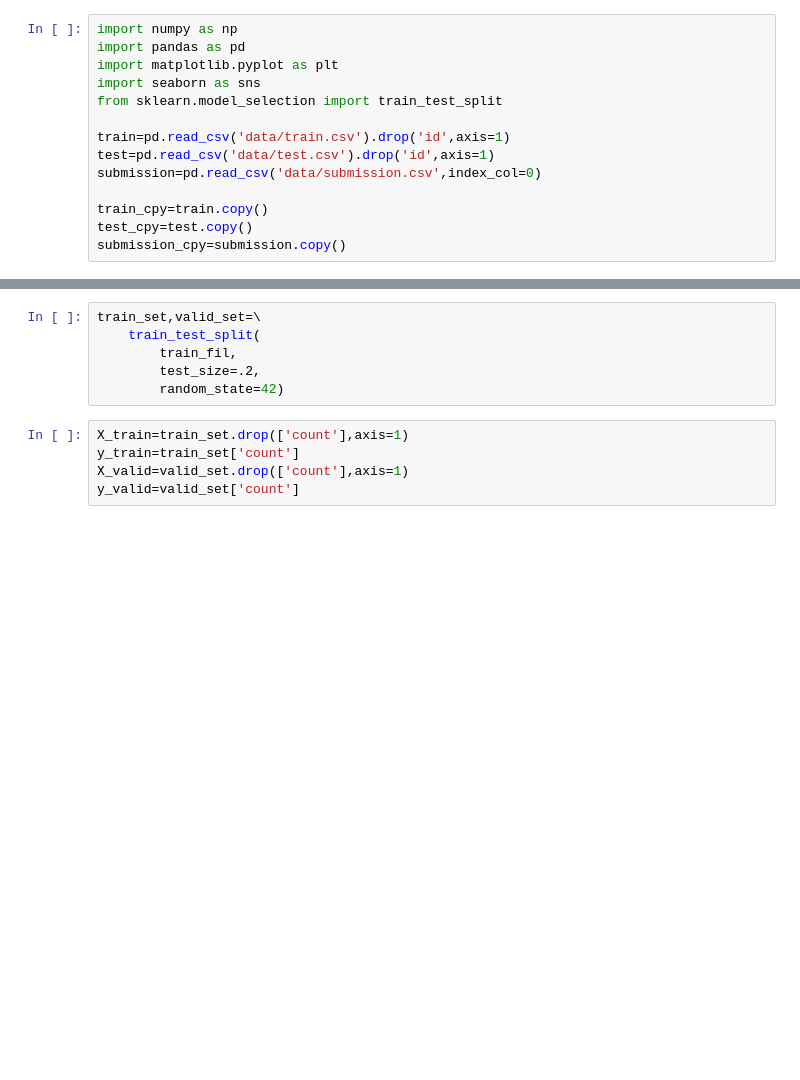
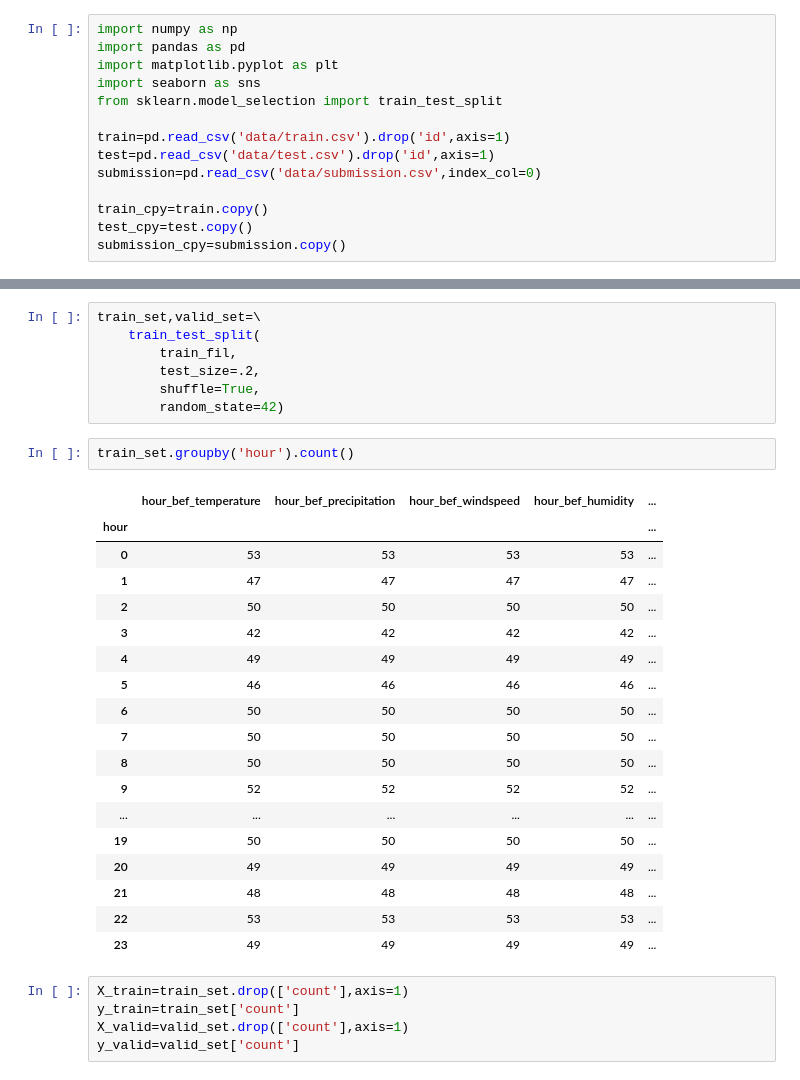
Before and after one commit to Junho65/Kaggle-DACON, a Jupyter notebook: (DACON)서울시 따릉이 대여량 예측 경진대회/without_pm.ipynb, the cells around one changed output, grey strips where cells are left out. Cells and saved outputs as stored; diff of their text form; blank space fills up the shorter version.

```diff
--- a/(DACON)서울시 따릉이 대여량 예측 경진대회/without_pm.ipynb
+++ b/(DACON)서울시 따릉이 대여량 예측 경진대회/without_pm.ipynb
@@ -32,7 +33,29 @@ train_set,valid_set=\
     train_test_split(
         train_fil,
         test_size=.2,
+        shuffle=True,
         random_state=42)
+# %%
+train_set.groupby('hour').count()
+# %% [output]
+|  | hour_bef_temperature | hour_bef_precipitation | hour_bef_windspeed | hour_bef_humidity | ... |
+| hour |  |  |  |  | ... |
+| 0 | 53 | 53 | 53 | 53 | ... |
+| 1 | 47 | 47 | 47 | 47 | ... |
+| 2 | 50 | 50 | 50 | 50 | ... |
+| 3 | 42 | 42 | 42 | 42 | ... |
+| 4 | 49 | 49 | 49 | 49 | ... |
+| 5 | 46 | 46 | 46 | 46 | ... |
+| 6 | 50 | 50 | 50 | 50 | ... |
+| 7 | 50 | 50 | 50 | 50 | ... |
+| 8 | 50 | 50 | 50 | 50 | ... |
+| 9 | 52 | 52 | 52 | 52 | ... |
+| ... | ... | ... | ... | ... | ... |
+| 19 | 50 | 50 | 50 | 50 | ... |
+| 20 | 49 | 49 | 49 | 49 | ... |
+| 21 | 48 | 48 | 48 | 48 | ... |
+| 22 | 53 | 53 | 53 | 53 | ... |
+| 23 | 49 | 49 | 49 | 49 | ... |
 # %%
 X_train=train_set.drop(['count'],axis=1)
 y_train=train_set['count']
```
Also changed, not shown: parts of 12 cells of this notebook, 7 other files.
